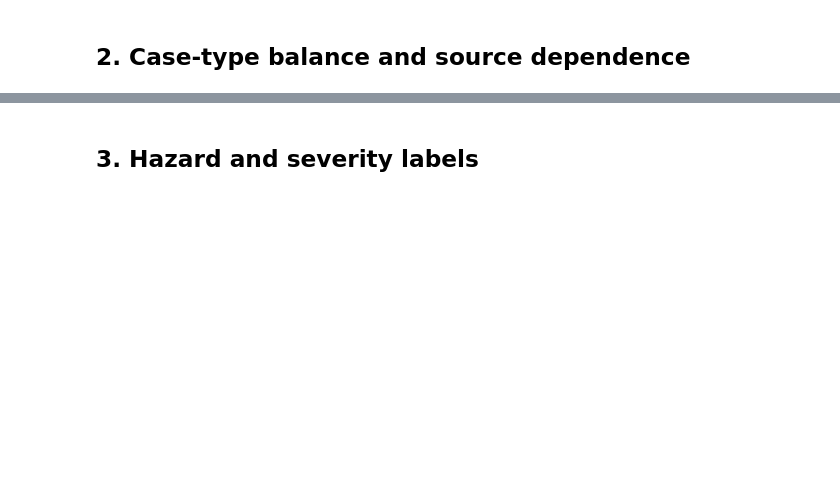
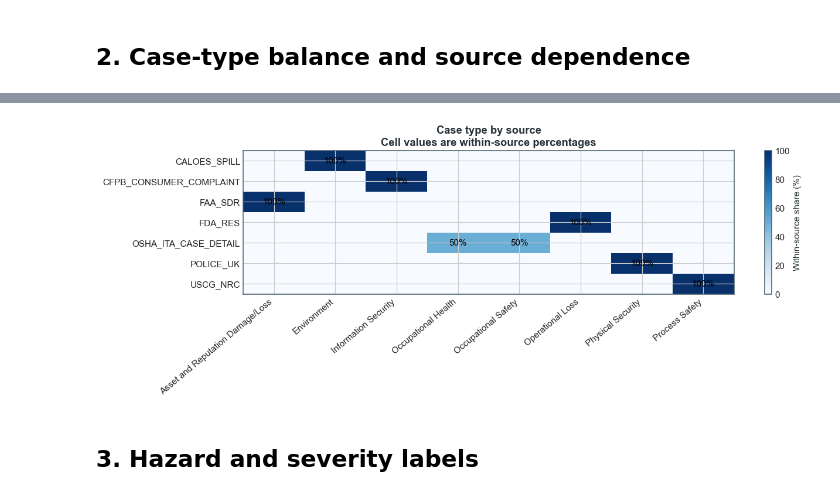
Before and after one commit to ShariarImroze/hsse-chatbot-implement, a Jupyter notebook: notebooks/hsse_exploratory_analysis.ipynb, the cells around one changed output, grey strips where cells are left out. Saved outputs shown, nothing was run; the diff lists cells and outputs as text; code cells hidden in the pictures; blank space fills up the shorter version.

```diff
--- a/notebooks/hsse_exploratory_analysis.ipynb
+++ b/notebooks/hsse_exploratory_analysis.ipynb
@@ -146,6 +223,7 @@ for i in range(source_case_pct.shape[0]):
         if value:
             ax.text(j, i, f"{value:.0f}%", ha="center", va="center", color="black")
 fig.colorbar(image, ax=ax, label="Within-source share (%)")
-ax.set_title("Case type is structurally tied to source selection")
+ax.set_title("Case type by source\nCell values are within-source percentages")
 plt.tight_layout()
 plt.show()
+# %% [output]
@@ -152,3 +239,4 @@ plt.show()
+[figure, added]
 # %% [markdown]
 ## 3. Hazard and severity labels
 # %%
```
Also changed, not shown: parts of 16 cells of this notebook, 16 other files.
